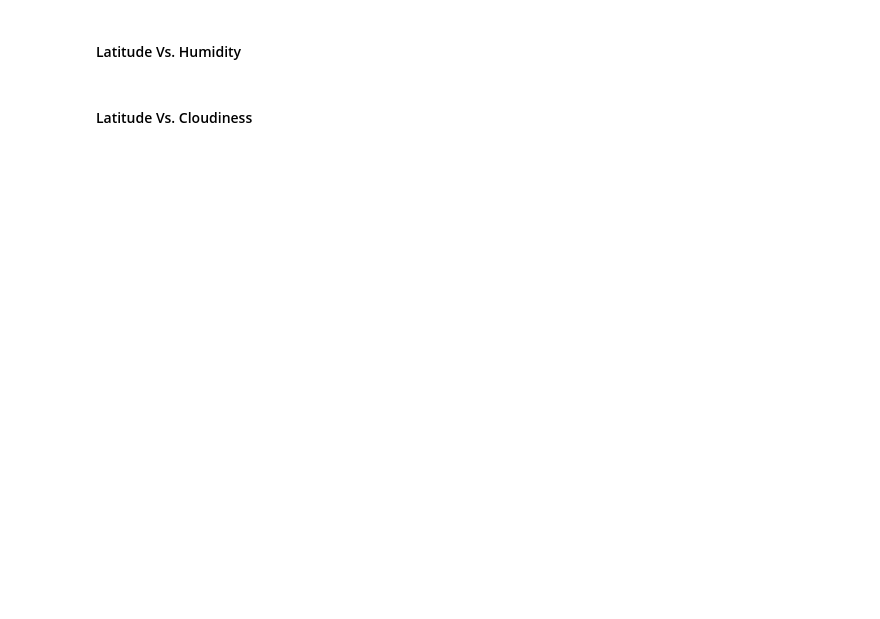
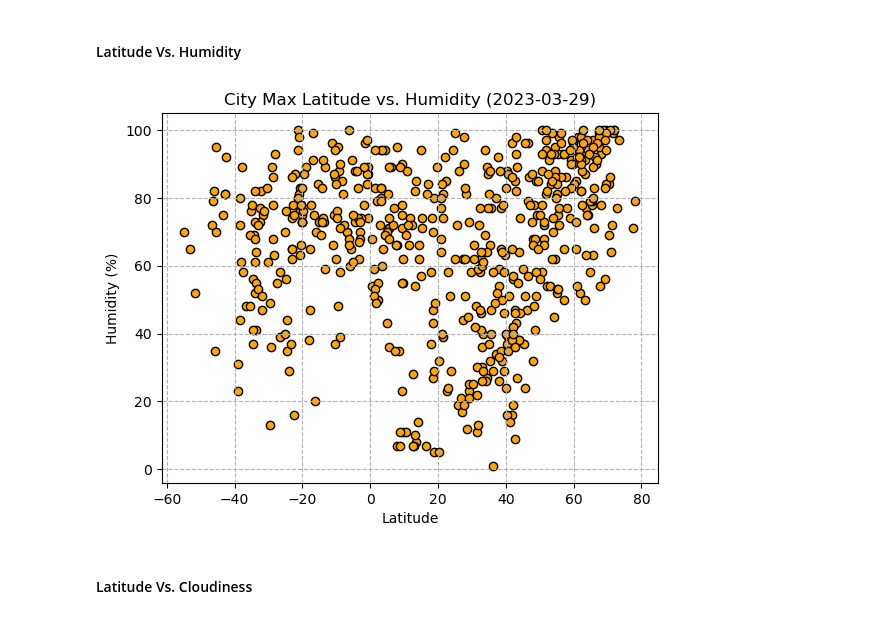
Before and after one commit to anthonybpino/python-api-challenge, a Jupyter notebook: weatherpy/weatherpy.ipynb, the cells around one changed output. Saved outputs shown, nothing was run; the diff lists cells and outputs as text; code cells hidden in the pictures; blank space fills up the shorter version.

```diff
--- a/weatherpy/weatherpy.ipynb
+++ b/weatherpy/weatherpy.ipynb
@@ -206,17 +174,22 @@ plt.show()
 # %% [markdown]
 #### Latitude Vs. Humidity
 # %%
-# Build the scatter plots for latitude vs. humidity
-# YOUR CODE HERE
+# Build scatter plot for latitude vs. humidity
+plt.scatter(city_data_df["Lat"], city_data_df["Humidity"], color="orange", edgecolors="black")
 
 # Incorporate the other graph properties
-# YOUR CODE HERE
+plt.title("City Max Latitude vs. Humidity (2023-03-29)")
+plt.ylabel("Humidity (%)")
+plt.xlabel("Latitude")
+plt.grid(linestyle="--")
 
 # Save the figure
-plt.savefig("output_data/Fig2.png")
+plt.savefig("../output_data/Fig2.png")
 
 # Show plot
 plt.show()
+# %% [output]
+[figure, added]
 # %% [markdown]
 #### Latitude Vs. Cloudiness
 # %%
```
Also changed, not shown: parts of 9 cells of this notebook, 6 other files.
